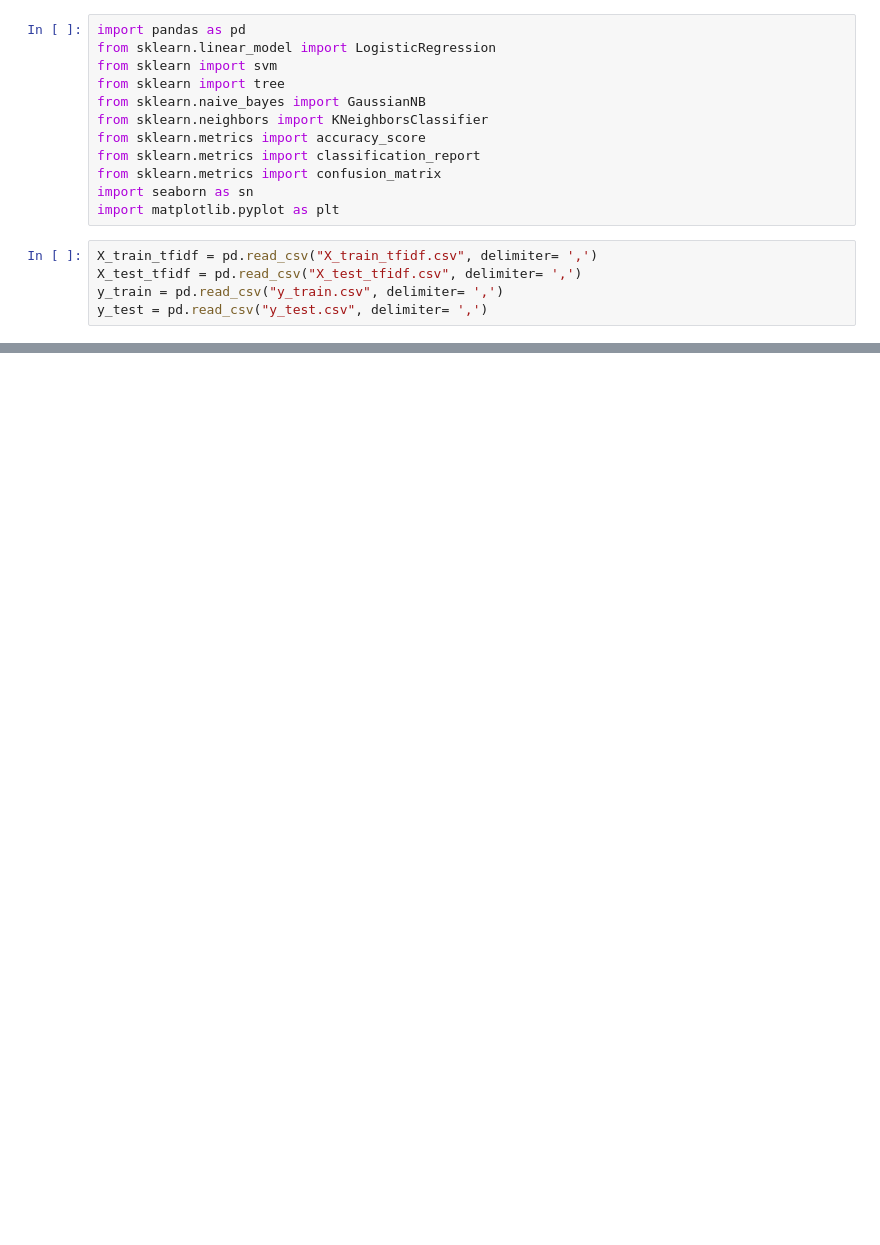
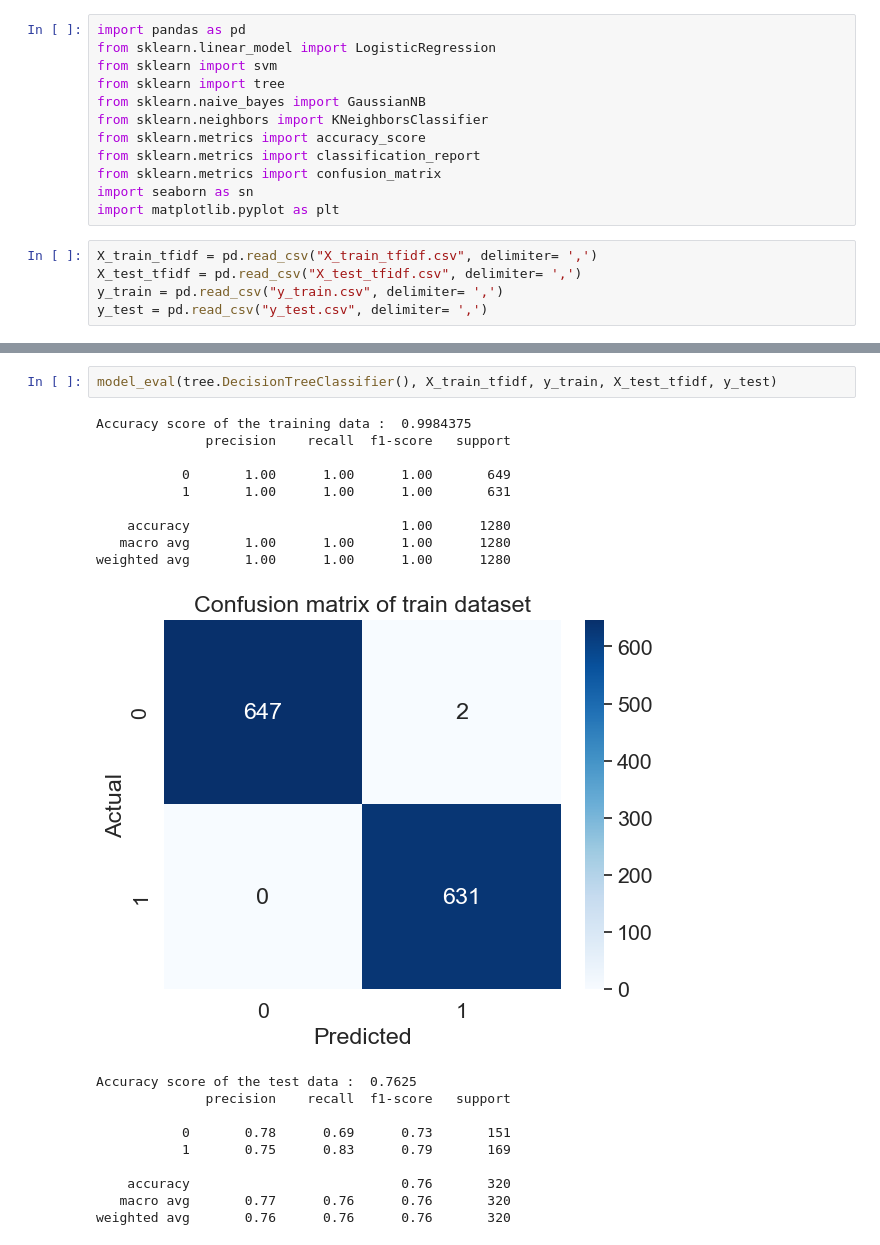
Before and after one commit to csauyong/fake-review, a Jupyter notebook: analysis/model.ipynb, the cells around one changed output, grey strips where cells are left out. Drawn from its saved outputs; the diff is of its cells as text; blank space fills up the shorter version.

```diff
--- a/analysis/model.ipynb
+++ b/analysis/model.ipynb
@@ -140,0 +139,22 @@ weighted avg       0.93      0.93      0.93      1280
+# %%
+model_eval(tree.DecisionTreeClassifier(), X_train_tfidf, y_train, X_test_tfidf, y_test)
+# %% [output]
+Accuracy score of the training data :  0.9984375
+              precision    recall  f1-score   support
+
+           0       1.00      1.00      1.00       649
+           1       1.00      1.00      1.00       631
+
+    accuracy                           1.00      1280
+   macro avg       1.00      1.00      1.00      1280
+weighted avg       1.00      1.00      1.00      1280
+[figure, added]
+Accuracy score of the test data :  0.7625
+              precision    recall  f1-score   support
+
+           0       0.78      0.69      0.73       151
+           1       0.75      0.83      0.79       169
+
+    accuracy                           0.76       320
+   macro avg       0.77      0.76      0.76       320
+weighted avg       0.76      0.76      0.76       320
```
Also changed, not shown: parts of 20 cells of this notebook.
